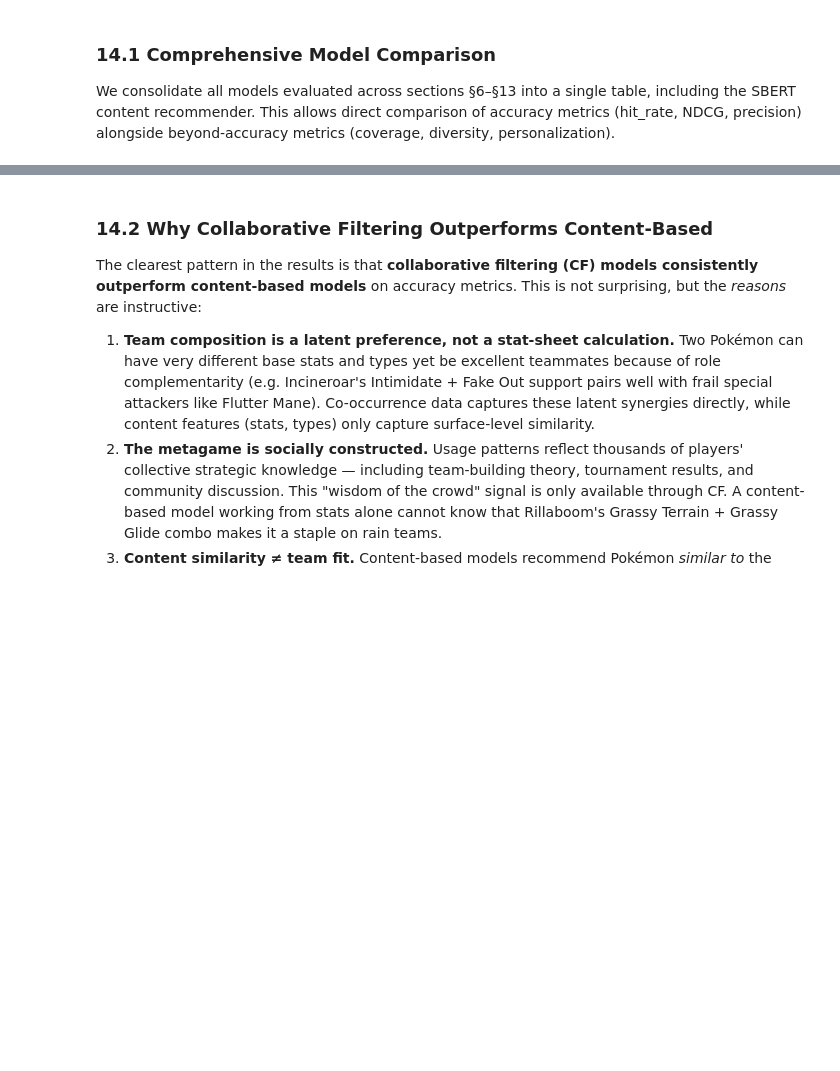
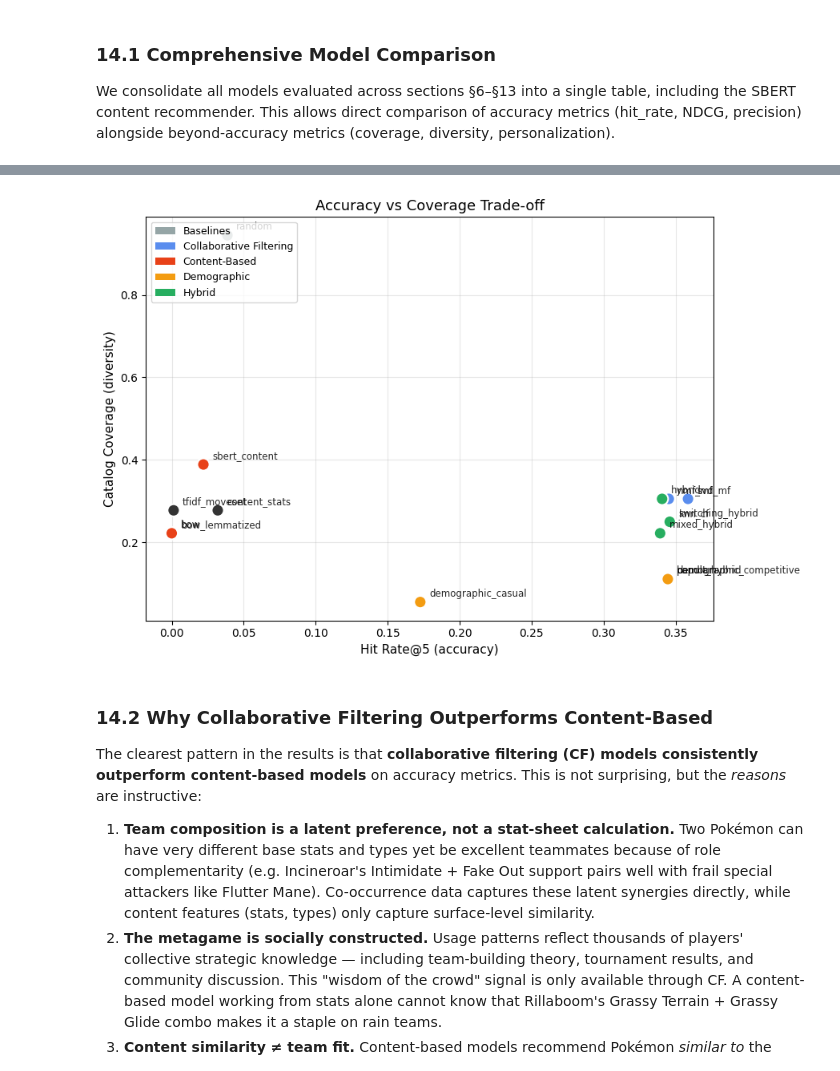
Before and after one commit to sakhnoukh/fightdex, a Jupyter notebook: pokecoach.ipynb, the cells around one changed output, grey strips where cells are left out. Cells and saved outputs as stored; diff of their text form; code cells hidden in the pictures; blank space fills up the shorter version.

```diff
--- a/pokecoach.ipynb
+++ b/pokecoach.ipynb
@@ -1005,37 +1544,52 @@ fig, ax = plt.subplots(figsize=(9, 6))
 
 x = full['hit_rate_5']
 y = full['coverage']
 
 # Color by model family
 family_colors = {
-    'random': '#95a5a6', 'popular': '#95a5a6',                   # baselines (grey)
-    'knn_cf': '#5a8dee', 'svd_mf': '#5a8dee', 'nmf_mf': '#5a8dee',  # CF (blue)
-    'content_stats': '#e84118', 'tfidf_moveset': '#e84118', 'sbert_content': '#e84118',  # content (red)
-    'hybrid': '#27ae60', 'bandit_hybrid': '#27ae60',              # hybrid (green)
+    'random':                  '#95a5a6',
+    'popular':                 '#95a5a6',
+    'knn_cf':                  '#5a8dee',
+    'svd_mf':                  '#5a8dee',
+    'nmf_mf':                  '#5a8dee',
+    'content':                 '#e84118',
+    'tfidf':                   '#e84118',
+    'sbert_content':           '#e84118',
+    'bow':                     '#e84118',
+    'bow_lemmatized':          '#e84118',
+    'demographic_competitive': '#f39c12',
+    'demographic_casual':      '#f39c12',
+    'hybrid':                  '#27ae60',
+    'switching_hybrid':        '#27ae60',
+    'mixed_hybrid':            '#27ae60',
+    'bandit_hybrid':           '#27ae60',
 }
 colors = [family_colors.get(m, '#333') for m in full.index]
 
 scatter = ax.scatter(x, y, c=colors, s=120, edgecolors='white', linewidths=1.5, zorder=3)
 for i, model in enumerate(full.index):
     ax.annotate(model, (x.iloc[i], y.iloc[i]), textcoords='offset points',
                 xytext=(8, 5), fontsize=8.5, alpha=0.85)
 
 ax.set_xlabel('Hit Rate@5 (accuracy)', fontsize=11)
 ax.set_ylabel('Catalog Coverage (diversity)', fontsize=11)
 ax.set_title('Accuracy vs Coverage Trade-off', fontsize=13)
 
 # Legend
 from matplotlib.patches import Patch
 legend_elements = [
     Patch(facecolor='#95a5a6', label='Baselines'),
     Patch(facecolor='#5a8dee', label='Collaborative Filtering'),
     Patch(facecolor='#e84118', label='Content-Based'),
+    Patch(facecolor='#f39c12', label='Demographic'),
     Patch(facecolor='#27ae60', label='Hybrid'),
 ]
 ax.legend(handles=legend_elements, loc='upper left', fontsize=9)
 ax.grid(True, alpha=0.3)
 plt.tight_layout()
 plt.show()
+# %% [output]
+[figure, added]
 # %% [markdown]
 ### 14.2 Why Collaborative Filtering Outperforms Content-Based
 
```
Also changed, not shown: parts of 50 cells of this notebook, 12 other files.
